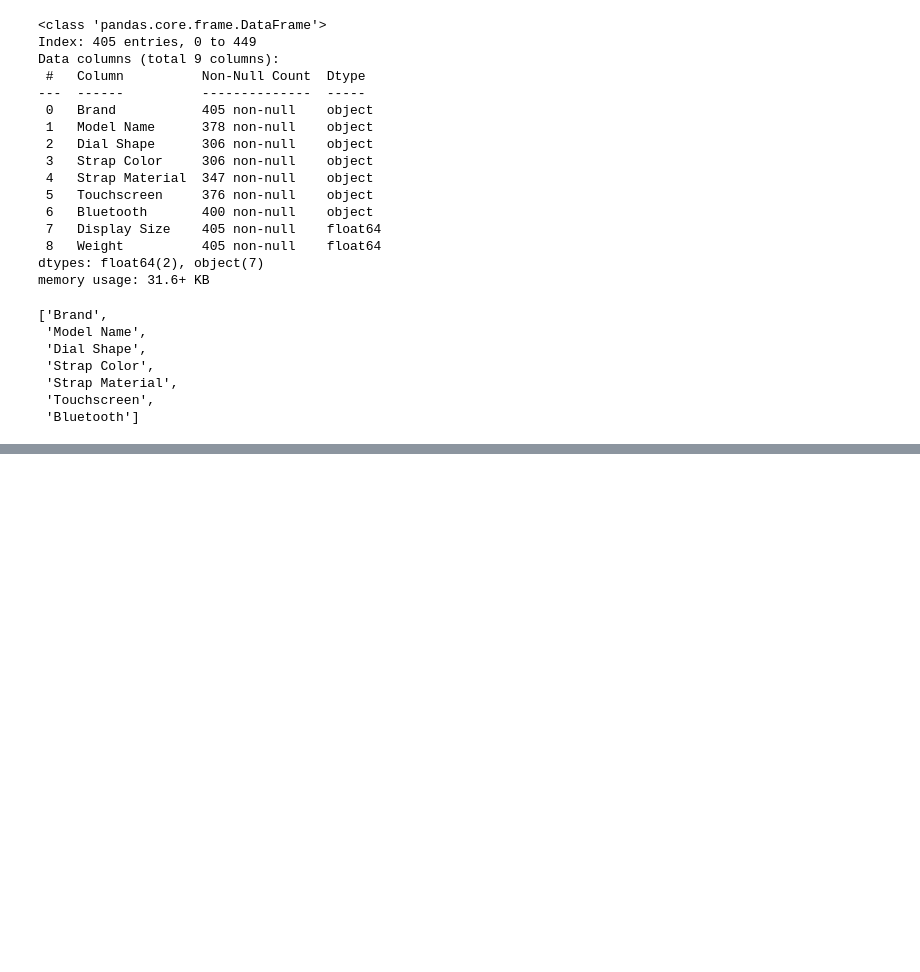
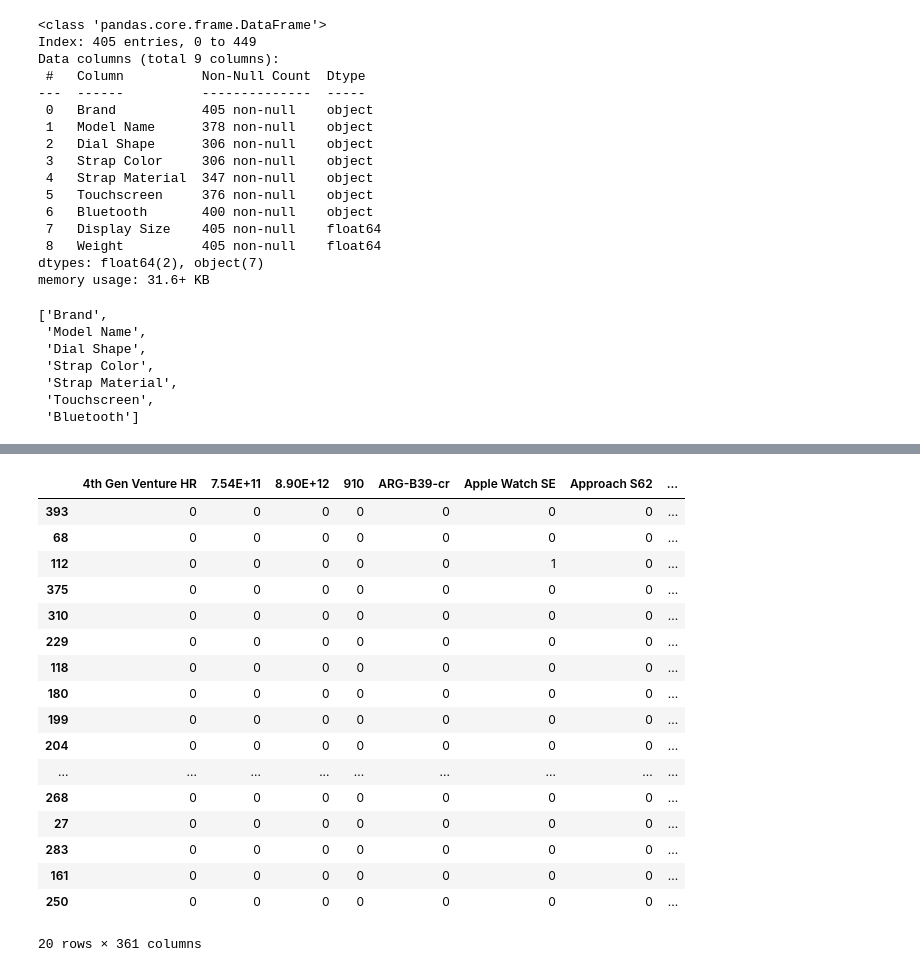
Before and after one commit to Git-of-Abdullah/smartwatch, a Jupyter notebook: Data_cleaning.ipynb, the cells around one changed output, grey strips where cells are left out. Saved outputs shown, nothing was run; the diff lists cells and outputs as text; code cells hidden in the pictures; blank space fills up the shorter version.

```diff
--- a/Data_cleaning.ipynb
+++ b/Data_cleaning.ipynb
@@ -1057,0 +1152,4 @@ scaled_df.to_csv('./data/scaled.csv', index=False)
+# %%
+df_cleaned["Brand"].fillna("other", inplace=True)
+df_cleaned["Model Name"] = df_cleaned["Model Name"].fillna("other")
+df_cleaned["Dial Shape"] = df_cleaned["Dial Shape"].fillna("other")
@@ -1057,0 +1179,4 @@ scaled_df.to_csv('./data/scaled.csv', index=False)
+# %%
+brand_df = pd.get_dummies(df_cleaned["Brand"], drop_first=True)
+
+brand_df.head()
@@ -1057,0 +1207,3 @@ scaled_df.to_csv('./data/scaled.csv', index=False)
+# %%
+model_df = pd.get_dummies(df_cleaned["Model Name"])
+model_df.head()
@@ -1057,0 +1241,3 @@ scaled_df.to_csv('./data/scaled.csv', index=False)
+# %%
+for col in brand_df.columns:
+    brand_df[col] = brand_df[col].astype("int32")
@@ -1057,0 +1253,23 @@ scaled_df.to_csv('./data/scaled.csv', index=False)
+# %%
+for col in model_df.columns:
+    model_df[col] = model_df[col].astype("int32")
+model_df.sample(20)
+# %% [output]
+|  | 4th Gen Venture HR | 7.54E+11 | 8.90E+12 | 910 | ARG-B39-cr | Apple Watch SE | Approach S62 | ... |
+| 393 | 0 | 0 | 0 | 0 | 0 | 0 | 0 | ... |
+| 68 | 0 | 0 | 0 | 0 | 0 | 0 | 0 | ... |
+| 112 | 0 | 0 | 0 | 0 | 0 | 1 | 0 | ... |
+| 375 | 0 | 0 | 0 | 0 | 0 | 0 | 0 | ... |
+| 310 | 0 | 0 | 0 | 0 | 0 | 0 | 0 | ... |
+| 229 | 0 | 0 | 0 | 0 | 0 | 0 | 0 | ... |
+| 118 | 0 | 0 | 0 | 0 | 0 | 0 | 0 | ... |
+| 180 | 0 | 0 | 0 | 0 | 0 | 0 | 0 | ... |
+| 199 | 0 | 0 | 0 | 0 | 0 | 0 | 0 | ... |
+| 204 | 0 | 0 | 0 | 0 | 0 | 0 | 0 | ... |
+| ... | ... | ... | ... | ... | ... | ... | ... | ... |
+| 268 | 0 | 0 | 0 | 0 | 0 | 0 | 0 | ... |
+| 27 | 0 | 0 | 0 | 0 | 0 | 0 | 0 | ... |
+| 283 | 0 | 0 | 0 | 0 | 0 | 0 | 0 | ... |
+| 161 | 0 | 0 | 0 | 0 | 0 | 0 | 0 | ... |
+| 250 | 0 | 0 | 0 | 0 | 0 | 0 | 0 | ... |
+20 rows × 361 columns
```
Also changed, not shown: parts of 27 cells of this notebook, 2 other files.
